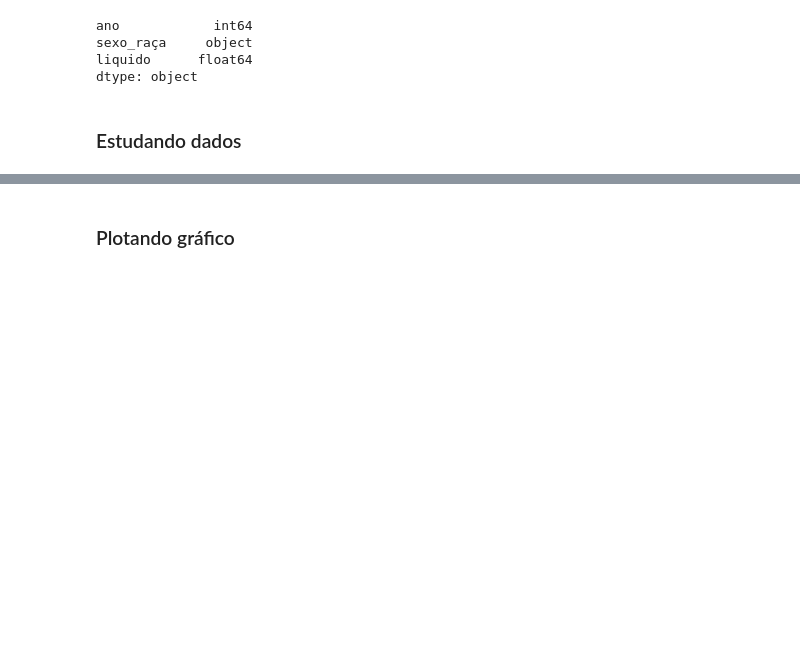
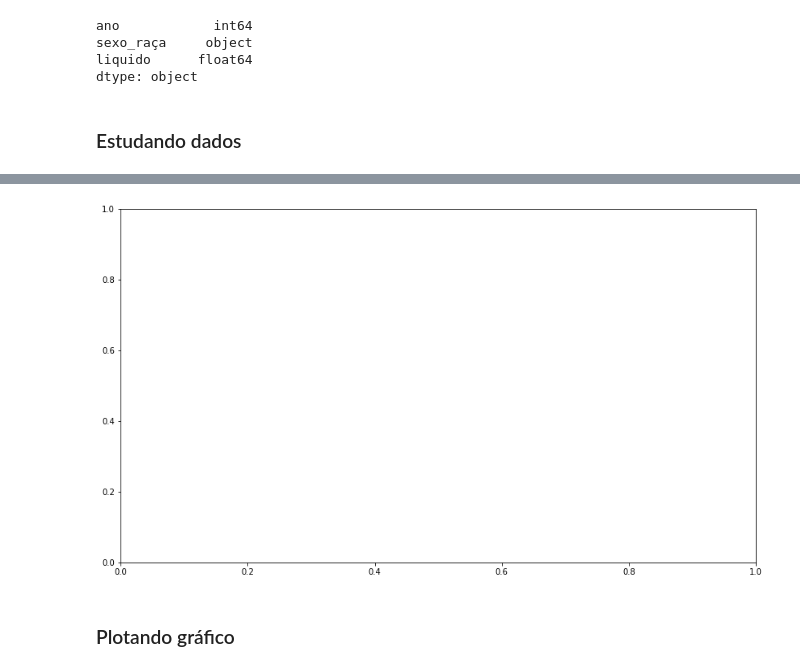
Before and after one commit to deborabastos/hacker_fiscalizacao, a Jupyter notebook: serviores.ipynb, the cells around one changed output, grey strips where cells are left out. Drawn from its saved outputs; the diff is of its cells as text; code cells hidden in the pictures; blank space fills up the shorter version.

```diff
--- a/serviores.ipynb
+++ b/serviores.ipynb
@@ -127,6 +149,13 @@ Salário médio: R$ 6718.9
 
 # No gráfico
 # Linha em 2006 e 2010 para plato, crescimnto e plato
+# %%
+fig, ax = plt.subplots(figsize=(14,8))
+
+# df_pivot.set_index(df_pivot['ano'])
+# df_pivot['Homem Branco'].rolling(3).mean()
+# %% [output]
+[figure, added]
 # %% [markdown]
 ### Plotando gráfico
 # %%
```
Also changed, not shown: parts of 5 cells of this notebook.
